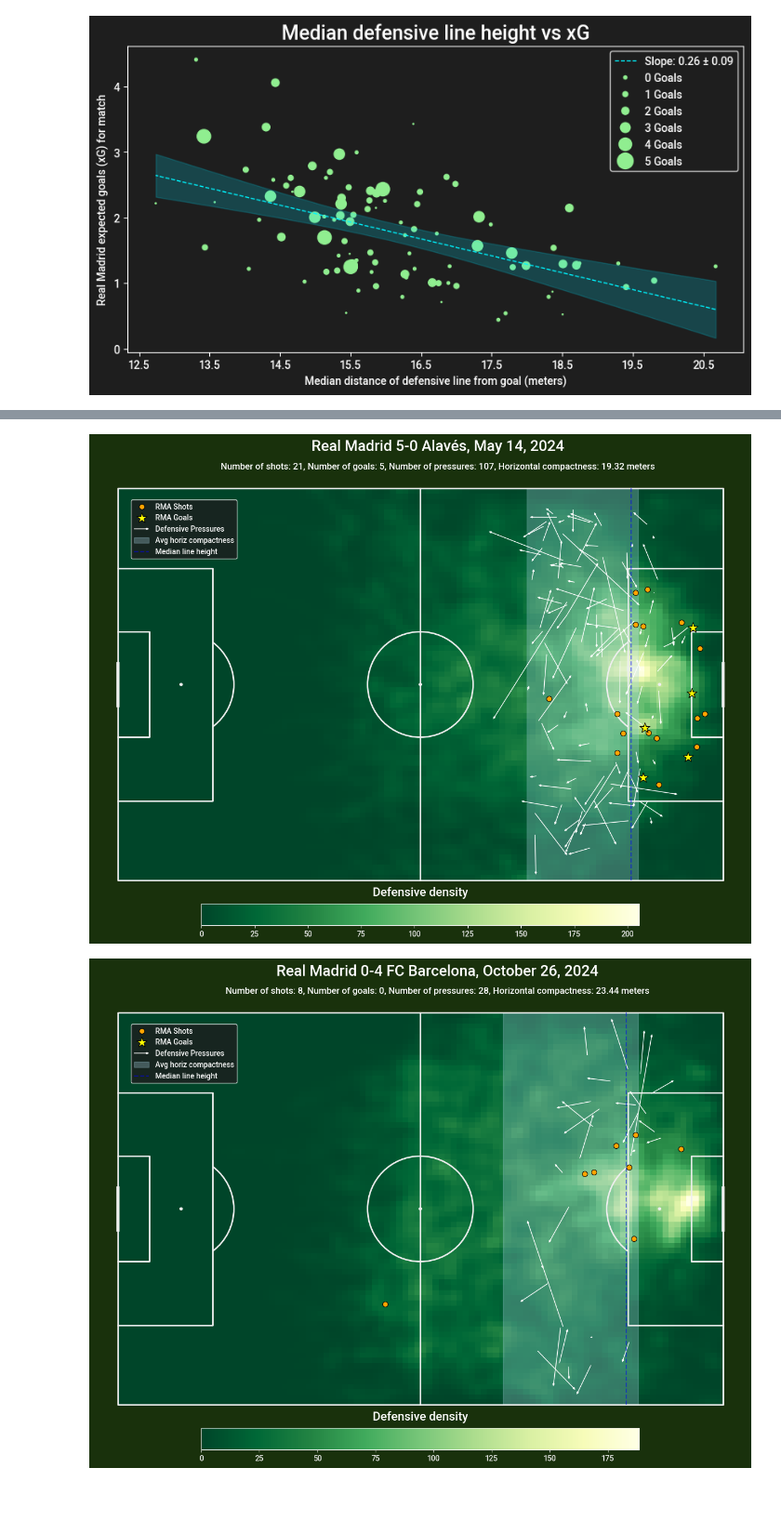
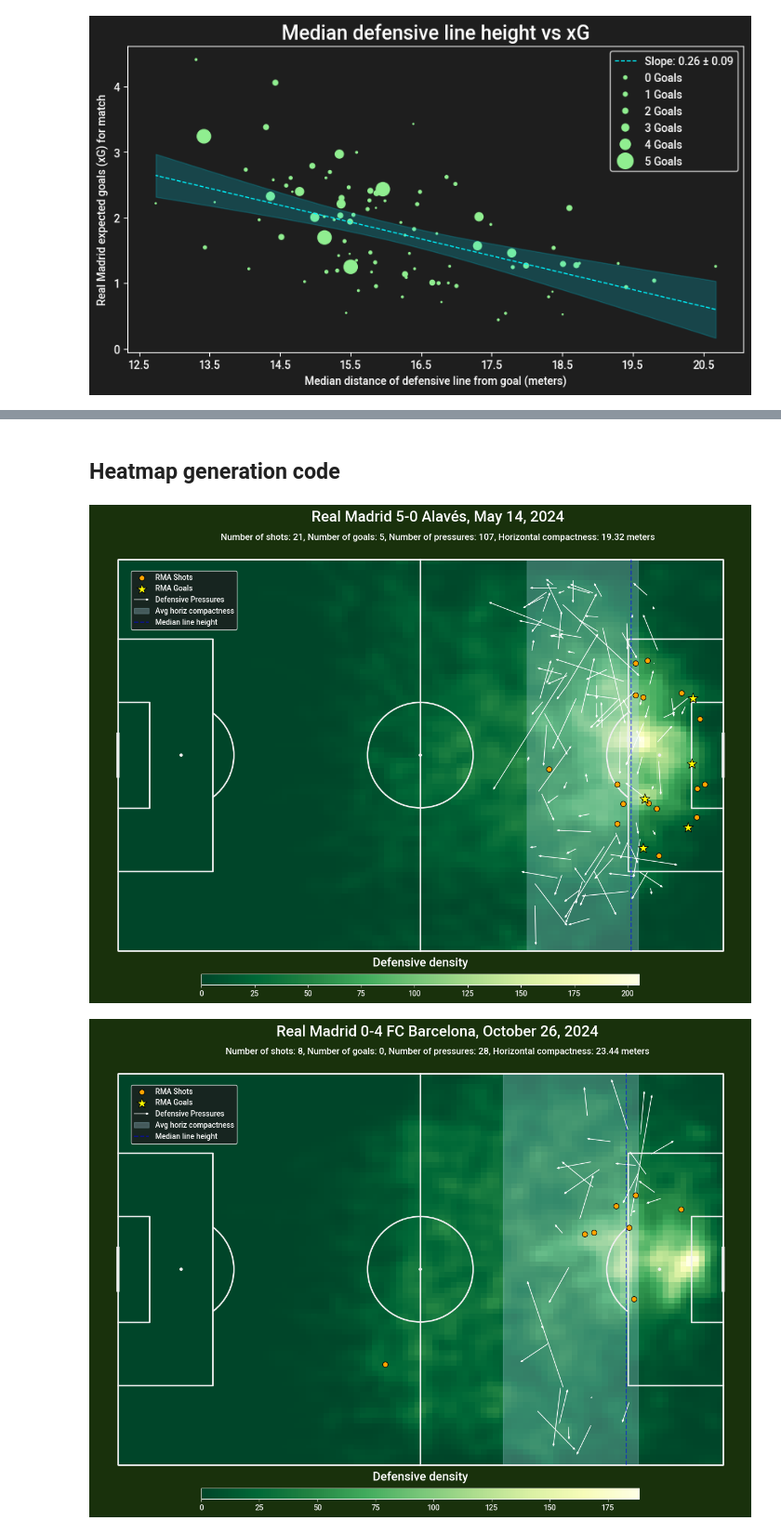
Before and after one commit to MattLowrieDS/soccermaticspro, a Jupyter notebook: project_3/project3_defense.ipynb, the cells around one changed output, grey strips where cells are left out. Shown at 93% size. Saved outputs shown, nothing was run; the diff lists cells and outputs as text; code cells hidden in the pictures; blank space fills up the shorter version.

```diff
--- a/project_3/project3_defense.ipynb
+++ b/project_3/project3_defense.ipynb
@@ -267,14 +284,3 @@ print('Num data points:', len(data['match_id']))
 # %% [output]
 Missing dynamic data for match id 1274919!
 Num data points: 97
-# %%
-coords_df = oppo_def_frames_df.filter(pl.col('frame') == 123)
-frame_pitch = Pitch(pitch_type='skillcorner', pitch_width=68, pitch_length=105)
-fig, ax = frame_pitch.draw(figsize=(10/2, 7/2))
-ax.scatter(coords_df['x'], coords_df['y'])
-for x_val, y_val in zip(coords_df['x'].to_list(), coords_df['y'].to_list()):
-  ax.annotate(f"{x_val:.2f}", (x_val, y_val), textcoords="offset points", xytext=(5,5), ha='left', fontsize=9)
-ax.scatter(
-  ball_coords_df.filter(pl.col('frame') == 123)['x'],
-  ball_coords_df.filter(pl.col('frame') == 123)['y'],
-)
@@ -794,5 +729,10 @@ shape: (137_690, 7)
+# %% [markdown]
+## Heatmap generation code
 # %%
-for match_id, data in heatmap_data.items():
+heatmap_matches = [1534700, 1816744] #, 1103734, 2007191, 1492545, 1882238, 2012892]
+
+for match_id in heatmap_matches:
+  data = heatmap_data[match_id]
   # pitch = Pitch(pitch_type='skillcorner', pitch_width=68, pitch_length=105, line_zorder=2,
   #               pitch_color='#22312b', line_color='#efefef')
   pitch = Pitch(pitch_type='skillcorner', pitch_width=68, pitch_length=105, line_zorder=2,
@@ -806,7 +746,7 @@ for match_id, data in heatmap_data.items():
   bin_statistic['statistic'] = gaussian_filter(bin_statistic['statistic'], 1)
   pcm = pitch.heatmap(bin_statistic, ax=ax, cmap='YlGn_r')
   # Add the colorbar and format off-white
-  cbar = fig.colorbar(pcm, ax=ax, shrink=0.5, orientation='horizontal', location='bottom', pad=0)
+  cbar = fig.colorbar(pcm, ax=ax, shrink=0.5, orientation='horizontal', location='bottom', pad=0, aspect=40)
   # cbar.ax.yaxis.set_ticks_position('left')
   cbar.outline.set_edgecolor('#efefef')
   cbar.ax.xaxis.set_tick_params(color='#efefef')
@@ -831,32 +771,34 @@ for match_id, data in heatmap_data.items():
     y=[-34, 34],
     x1=data['horiz_compact']['max_horiz'].mean(),
     x2=data['horiz_compact']['min_horiz'].mean(),
     color='lightblue',
     alpha=0.3,
     zorder=1,
     label='Avg horiz compactness')
   # Line height
   ax.plot([data['line_height'], data['line_height']], [-34, 34], color='blue', alpha=0.5, linestyle='--', label='Median line height')
 
   # Title
   ax.text(
     3, 40,
     f'{data['home_team']} {data['home_team_score']}-{data['away_team_score']} {data['away_team']}, {data['date']}',
     ha='center',
     va='bottom',
     fontsize=20,
     color=TEXT_COLOR,
   )
   # Subtitle
   ax.text(
     3, 38.5,
     f'Number of shots: {len(data["rma_shots"])}, Number of goals: {len(data["rma_goals"])}, Number of pressures: {len(data["pressures"])}, Horizontal compactness: {data["horiz_compact"]["max_horiz"].mean() - data["horiz_compact"]["min_horiz"].mean():.2f} meters',
     ha='center',
     va='top',
     fontsize='12',
     color=TEXT_COLOR,
   )
   plt.legend(loc='upper left', bbox_to_anchor=(0.05, 0.93), facecolor=BG_COLOR, edgecolor=TEXT_COLOR, labelcolor=TEXT_COLOR)
+  # Save plots
+  # fig.savefig(f'defense_viz_app/pitch_plots/{match_id}.png', dpi=300, bbox_inches='tight')
 # %% [output]
-[figure, old version]
+[figure, new version]
-[figure, old version]
+[figure, new version]
```
Also changed, not shown: parts of 36 cells of this notebook.
